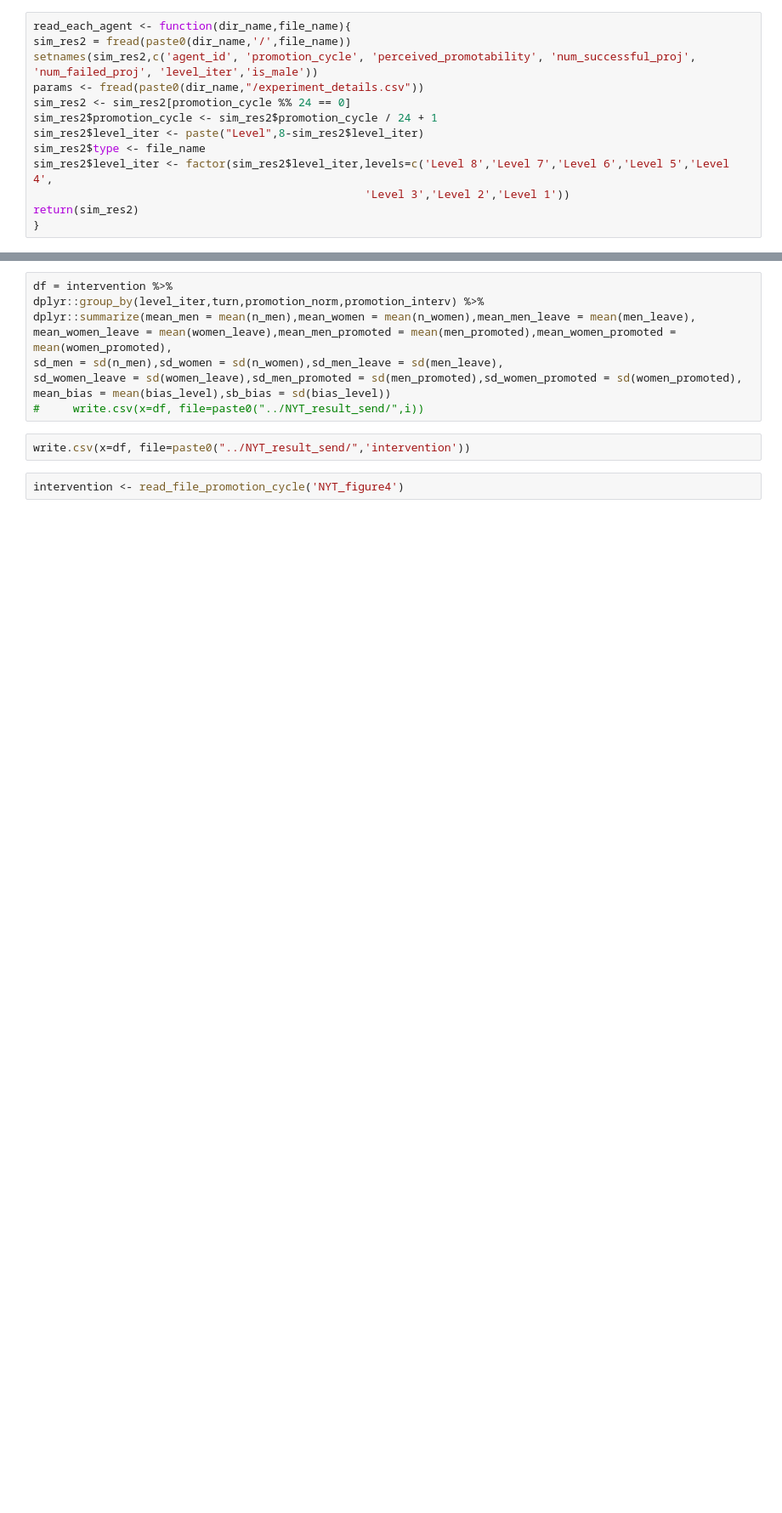
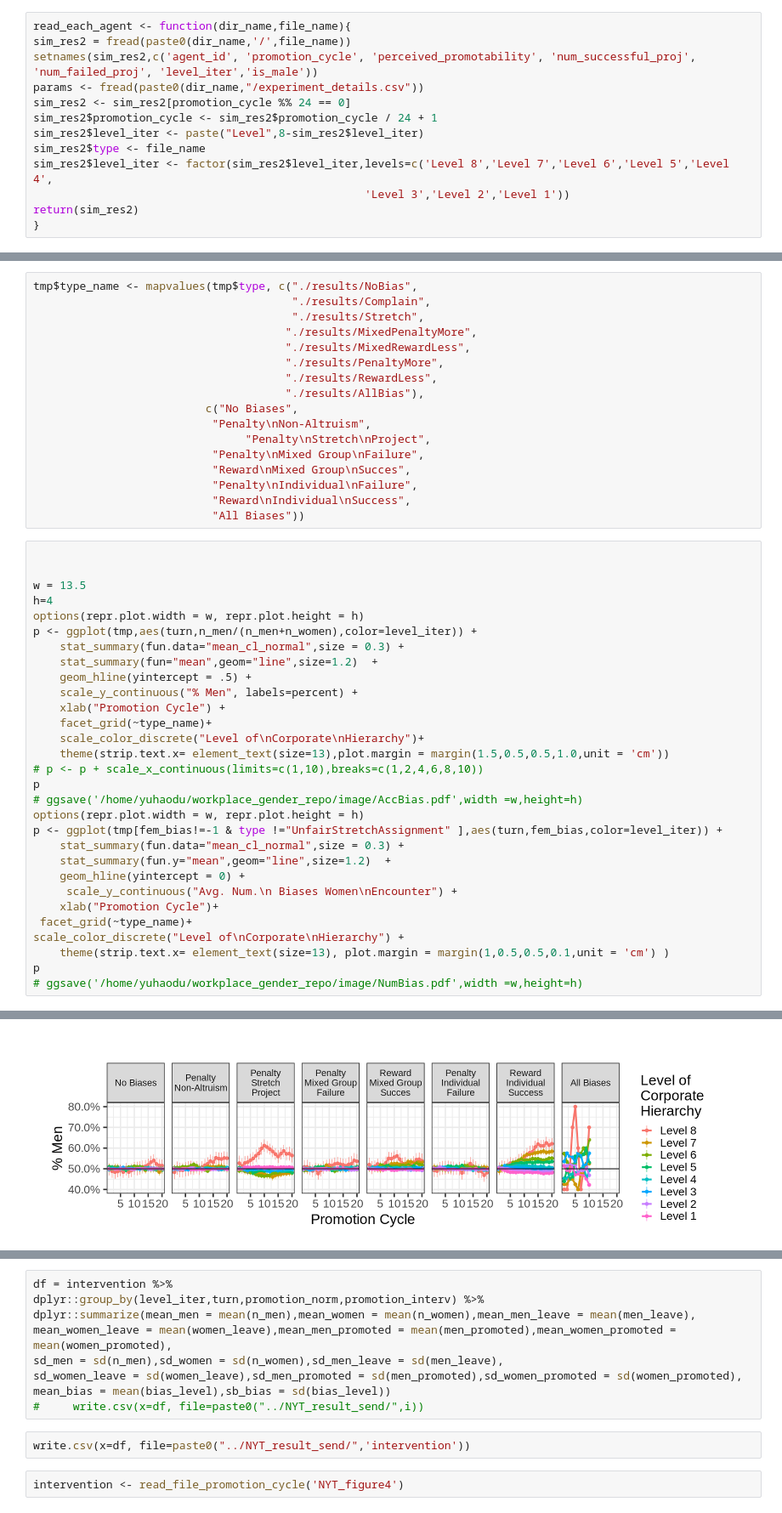
Before and after one commit to yuhaodu/workplace_gender_bias, a Jupyter notebook: plot_paper.ipynb, the cells around one changed output, grey strips where cells are left out. Shown at 85% size. Saved outputs shown, nothing was run; the diff lists cells and outputs as text; blank space fills up the shorter version.

```diff
--- a/plot_paper.ipynb
+++ b/plot_paper.ipynb
@@ -118,0 +142,48 @@ write.csv(file3,'/home/yuhaodu/workplace_gender/Jess_dc/0.5_agent.tsv')
+# %%
+tmp$type_name <- mapvalues(tmp$type, c("./results/NoBias",
+                                       "./results/Complain",
+                                       "./results/Stretch",
+                                      "./results/MixedPenaltyMore",
+                                      "./results/MixedRewardLess",
+                                      "./results/PenaltyMore",
+                                      "./results/RewardLess",
+                                      "./results/AllBias"),
+                          c("No Biases",
+                           "Penalty\nNon-Altruism",
+                                "Penalty\nStretch\nProject",
+                           "Penalty\nMixed Group\nFailure",
+                           "Reward\nMixed Group\nSucces",
+                           "Penalty\nIndividual\nFailure",
+                           "Reward\nIndividual\nSuccess",
+                           "All Biases"))
+# %%
+
+
+w = 13.5
+h=4
+options(repr.plot.width = w, repr.plot.height = h)
+p <- ggplot(tmp,aes(turn,n_men/(n_men+n_women),color=level_iter)) +
+    stat_summary(fun.data="mean_cl_normal",size = 0.3) +
+    stat_summary(fun="mean",geom="line",size=1.2)  +
+    geom_hline(yintercept = .5) +
+    scale_y_continuous("% Men", labels=percent) +
+    xlab("Promotion Cycle") +
+    facet_grid(~type_name)+
+    scale_color_discrete("Level of\nCorporate\nHierarchy")+
+    theme(strip.text.x= element_text(size=13),plot.margin = margin(1.5,0.5,0.5,1.0,unit = 'cm'))
+# p <- p + scale_x_continuous(limits=c(1,10),breaks=c(1,2,4,6,8,10))
+p
+# ggsave('/home/yuhaodu/workplace_gender_repo/image/AccBias.pdf',width =w,height=h)
+options(repr.plot.width = w, repr.plot.height = h)
+p <- ggplot(tmp[fem_bias!=-1 & type !="UnfairStretchAssignment" ],aes(turn,fem_bias,color=level_iter)) +
+    stat_summary(fun.data="mean_cl_normal",size = 0.3) +
+    stat_summary(fun.y="mean",geom="line",size=1.2)  +
+    geom_hline(yintercept = 0) +
+     scale_y_continuous("Avg. Num.\n Biases Women\nEncounter") +
+    xlab("Promotion Cycle")+
+ facet_grid(~type_name)+
+scale_color_discrete("Level of\nCorporate\nHierarchy") +
+    theme(strip.text.x= element_text(size=13), plot.margin = margin(1,0.5,0.5,0.1,unit = 'cm') )
+p
+# ggsave('/home/yuhaodu/workplace_gender_repo/image/NumBias.pdf',width =w,height=h)
+# %% [output]
@@ -118,0 +196 @@ write.csv(file3,'/home/yuhaodu/workplace_gender/Jess_dc/0.5_agent.tsv')
+[figure, added]
```
Also changed, not shown: parts of 35 cells of this notebook, 17 other files.
